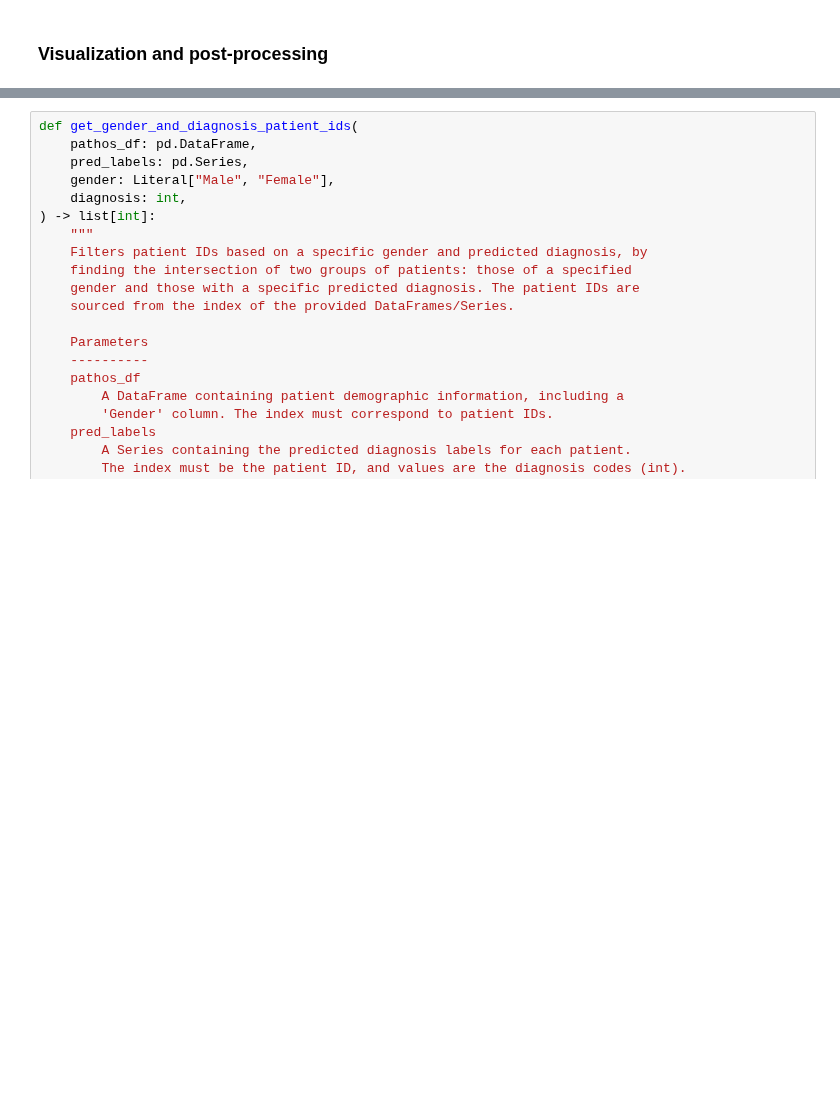
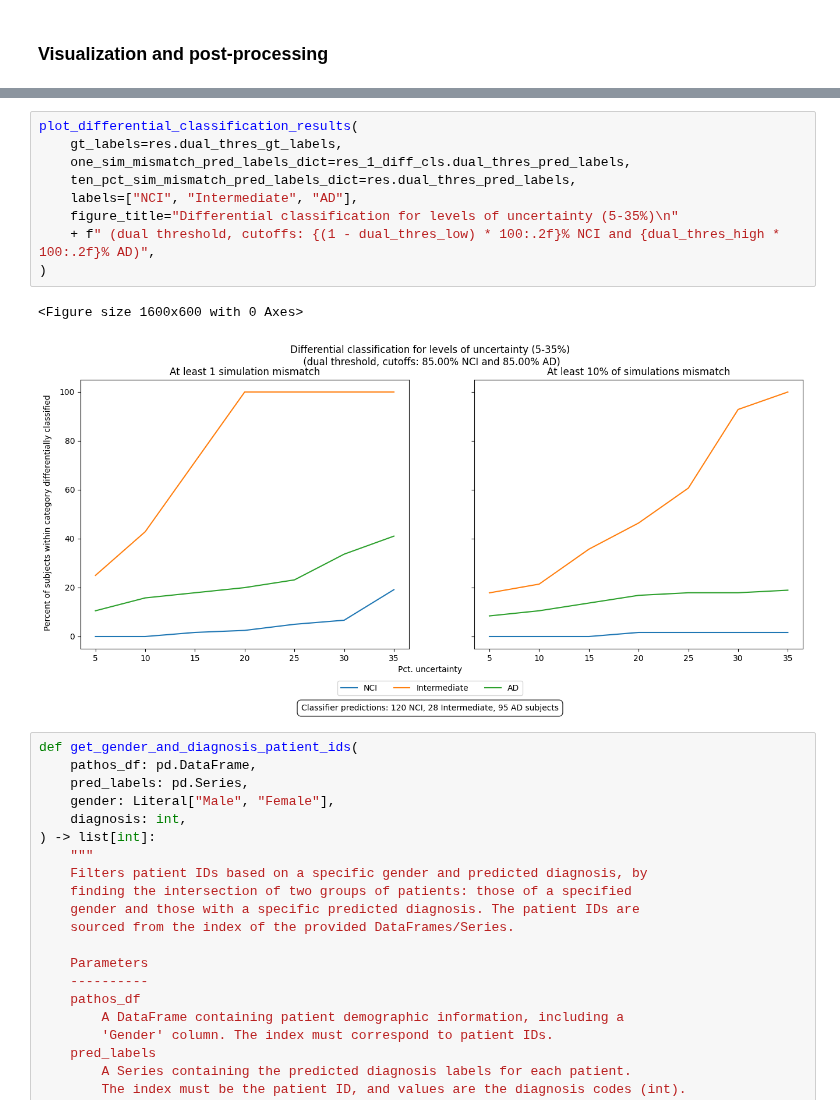
Before and after one commit to Translational-HDPM/T-HDPM_uncertainty_analysis, a Jupyter notebook: notebooks/uncertainty_analysis_based_on_gender.ipynb, the cells around one changed output, grey strips where cells are left out. Saved outputs shown, nothing was run; the diff lists cells and outputs as text; blank space fills up the shorter version.

```diff
--- a/notebooks/uncertainty_analysis_based_on_gender.ipynb
+++ b/notebooks/uncertainty_analysis_based_on_gender.ipynb
@@ -378,3 +251,15 @@ Text(0.5, -0.06, 'Classifier predictions: 95 AD, 28 Intermediate, 120 NCI subjec
+# %%
+plot_differential_classification_results(
+    gt_labels=res.dual_thres_gt_labels,
+    one_sim_mismatch_pred_labels_dict=res_1_diff_cls.dual_thres_pred_labels,
+    ten_pct_sim_mismatch_pred_labels_dict=res.dual_thres_pred_labels,
+    labels=["NCI", "Intermediate", "AD"],
+    figure_title="Differential classification for levels of uncertainty (5-35%)\n"
+    + f" (dual threshold, cutoffs: {(1 - dual_thres_low) * 100:.2f}% NCI and {dual_thres_high * 100:.2f}% AD)",
+)
+# %% [output]
+<Figure size 1600x600 with 0 Axes>
+[figure, added]
 # %%
 def get_gender_and_diagnosis_patient_ids(
     pathos_df: pd.DataFrame,
```
Also changed, not shown: parts of 10 cells of this notebook, 1 other file.
